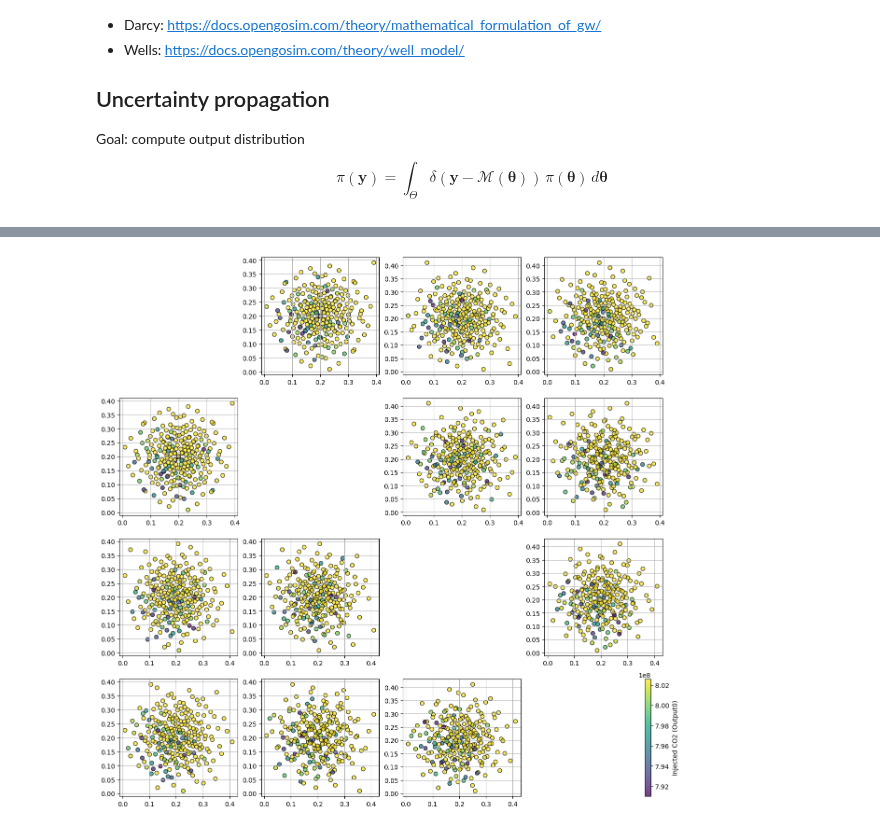
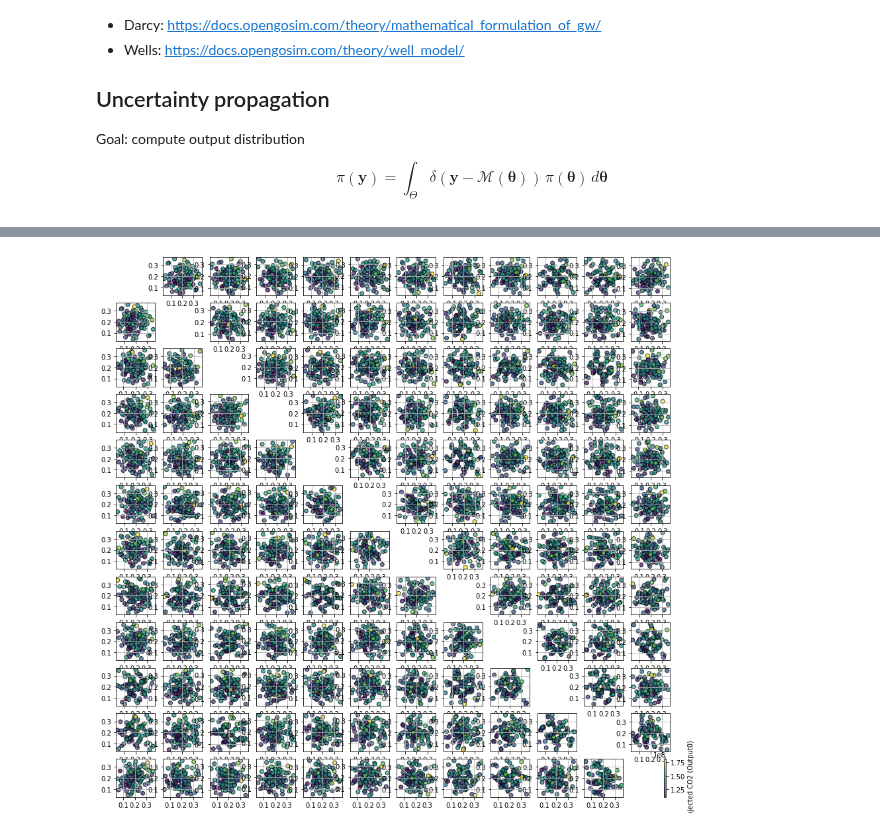
Before and after one commit to UM-Bridge/benchmarks, a Jupyter notebook: benchmarks/resevoirsim/opengosim.ipynb, the cells around one changed output, grey strips where cells are left out. Saved outputs shown, nothing was run; the diff lists cells and outputs as text; code cells hidden in the pictures.

```diff
--- a/benchmarks/resevoirsim/opengosim.ipynb
+++ b/benchmarks/resevoirsim/opengosim.ipynb
@@ -289,0 +286,14 @@ plt.show()
+# %%
+output1 = [feval[i, 0, 1] for i in range(len(valid_samples))]
+
+fig, axs = plt.subplots(3, 4, figsize=(16, 10))
+for j in range(n_inputs):
+    row, col = divmod(j, 4)
+    ax = axs[row, col]
+    ax.scatter(samples[:, j], output1)
+    ax.set_xlabel(f'Porosity of layer {j+1}')
+    ax.set_ylabel('Pressure at probe 1')
+    ax.grid(True)
+
+plt.tight_layout(rect=[0, 0, 1, 0.95])
+plt.show()
@@ -289,0 +302,14 @@ plt.show()
+# %%
+output2 = [feval[i, 0, 2] for i in range(len(valid_samples))]
+
+fig, axs = plt.subplots(3, 4, figsize=(16, 10))
+for j in range(n_inputs):
+    row, col = divmod(j, 4)
+    ax = axs[row, col]
+    ax.scatter(samples[:, j], output2)
+    ax.set_xlabel(f'Porosity of layer {j+1}')
+    ax.set_ylabel('Pressure at probe 2')
+    ax.grid(True)
+
+plt.tight_layout(rect=[0, 0, 1, 0.95])
+plt.show()
@@ -289,0 +318,14 @@ plt.show()
+# %%
+output3 = [feval[i, 0, 3] for i in range(len(valid_samples))]
+
+fig, axs = plt.subplots(3, 4, figsize=(16, 10))
+for j in range(n_inputs):
+    row, col = divmod(j, 4)
+    ax = axs[row, col]
+    ax.scatter(samples[:, j], output1)
+    ax.set_xlabel(f'Porosity of layer {j+1}')
+    ax.set_ylabel('Pressure at probe 3')
+    ax.grid(True)
+
+plt.tight_layout(rect=[0, 0, 1, 0.95])
+plt.show()
@@ -290,24 +334,24 @@ plt.show()
 # %%
 from scipy.interpolate import griddata
 
-n_plot = 4
+n_plot = n_inputs
 fig, axs = plt.subplots(n_plot, n_plot, figsize=(15, 15))
 
 for i in range(n_plot):
     for j in range(n_plot):
         ax = axs[i, j]
         if i == j:
             ax.set_visible(False)
         else:
             x = samples[:, i]
             y = samples[:, j]
             scatter = ax.scatter(x, y, c=output0, cmap='viridis', edgecolors='k', alpha=0.75)
             ax.grid(True)
         if i == n_plot - 1 and j == n_plot - 1:
             fig.colorbar(scatter, ax=ax, label='Injected CO2 (Output0)')
 plt.show()
 # %% [output]
-[figure, old version]
+[figure, new version]
 # %%
 print(feval)
 # %% [output]
```
Also changed, not shown: parts of 15 cells of this notebook, 2 other files.
